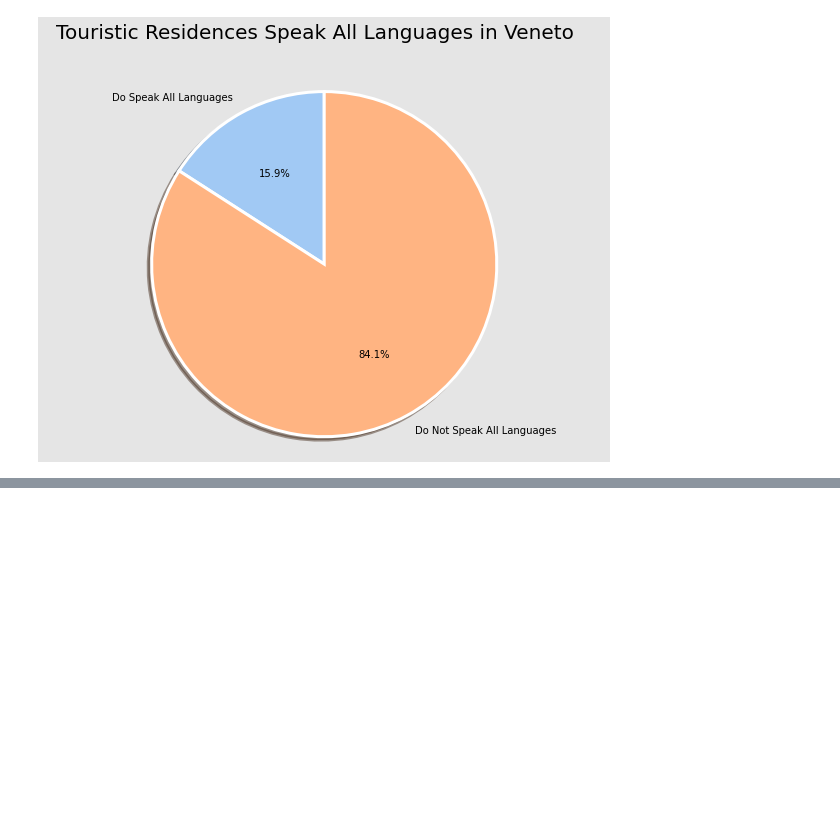
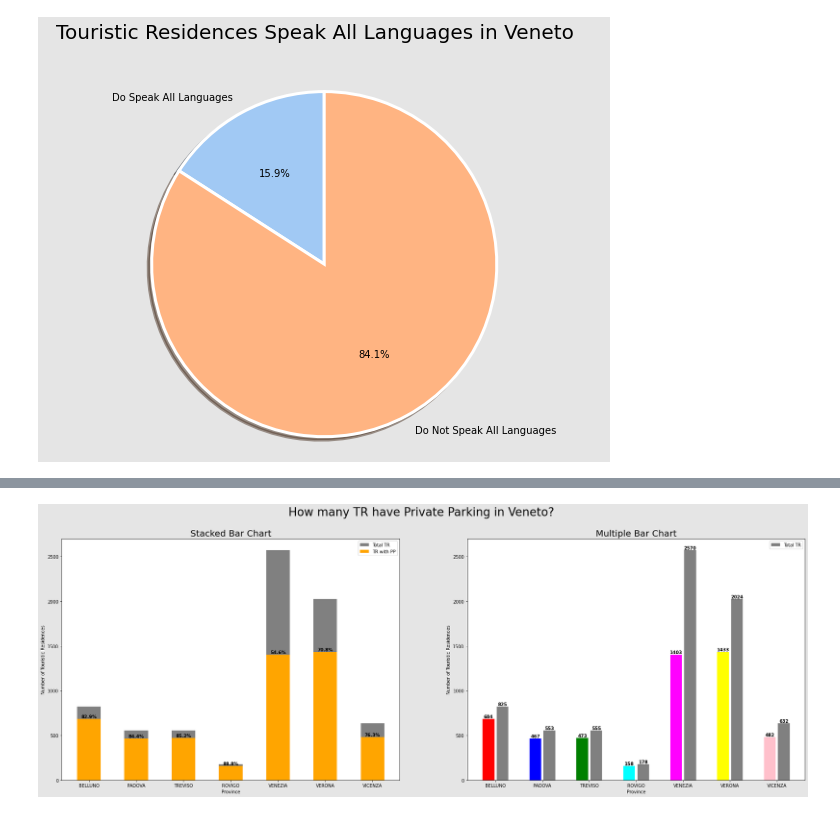
Before and after one commit to NicoloAvesani/project_Tourist_Residences_in_Veneto, a Jupyter notebook: project_on_colab.ipynb, the cells around one changed output, grey strips where cells are left out. Cells and saved outputs as stored; diff of their text form; code cells hidden in the pictures; blank space fills up the shorter version.

```diff
--- a/project_on_colab.ipynb
+++ b/project_on_colab.ipynb
@@ -1310,0 +1365,53 @@ plt.show()
+# %%
+park_list=[belluno_park_tr, padova_park_tr, treviso_park_tr, rovigo_park_tr, venezia_park_tr, verona_park_tr, vicenza_park_tr]
+
+fig, axs = plt.subplots(1, 2, figsize=(30, 10))
+
+plt.suptitle('How many TR have Private Parking in Veneto?', fontsize=25.9)
+
+axs[0].set_title('Stacked Bar Chart', fontsize=20)
+axs[0].set_xlabel('Province')
+axs[0].set_ylabel('Number of Touristic Residences')
+
+for i in range(len(park_list)):
+    axs[0].bar(provincie[i], city_len[i], color='grey', width = 0.5, label='Total TR')
+    axs[0].bar(provincie[i], park_list[i], color='orange', width = 0.5, label='TR with PP')
+    number=round((park_list[i]/city_len[i])*100,1)
+    axs[0].text(provincie[i], park_list[i], str(number)+'%', ha='center',va= 'bottom', weight='bold')
+
+# the following 3 lines are only to avoid legend repetition
+handles, labels = axs[0].get_legend_handles_labels()
+by_label = dict(zip(labels, handles))
+axs[0].legend(by_label.values(), by_label.keys())
+
+## 2nd bar chart ( multiple bar chart)
+
+X=np.arange(7)
+
+data = [city_len, park_list]
+
+axs[1].set_title('Multiple Bar Chart',fontsize=20)
+axs[1].set_xlabel('Province')
+axs[1].set_ylabel('Number of Touristic Residences')
+
+for i in X:
+    axs[1].bar(X[i] - 0.15, data[1][i], width = 0.25, color = list_of_colors[i])
+    axs[1].bar(X[i] + 0.15, data[0][i], color = 'grey', width = 0.25, label='Total TR')
+    number=round((park_list[i]))
+    axs[1].text(X[i] - 0.15, data[1][i], str(number), ha='center',va= 'bottom', weight='bold')
+    number=round((city_len[i]))
+    axs[1].text(X[i] + 0.15, data[0][i], str(number), ha='center',va= 'bottom', weight='bold')
+
+
+# the following 3 lines are only to avoid legend repetition
+handles, labels = axs[1].get_legend_handles_labels()
+by_label = dict(zip(labels, handles))
+axs[1].legend(by_label.values(), by_label.keys())
+
+## set the name of provincie in x axis
+axs[1].set_xticks(X)
+axs[1].set_xticklabels(provincie)
+
+plt.show()
+# %% [output]
+[figure, added]
```
Also changed, not shown: parts of 12 cells of this notebook.
